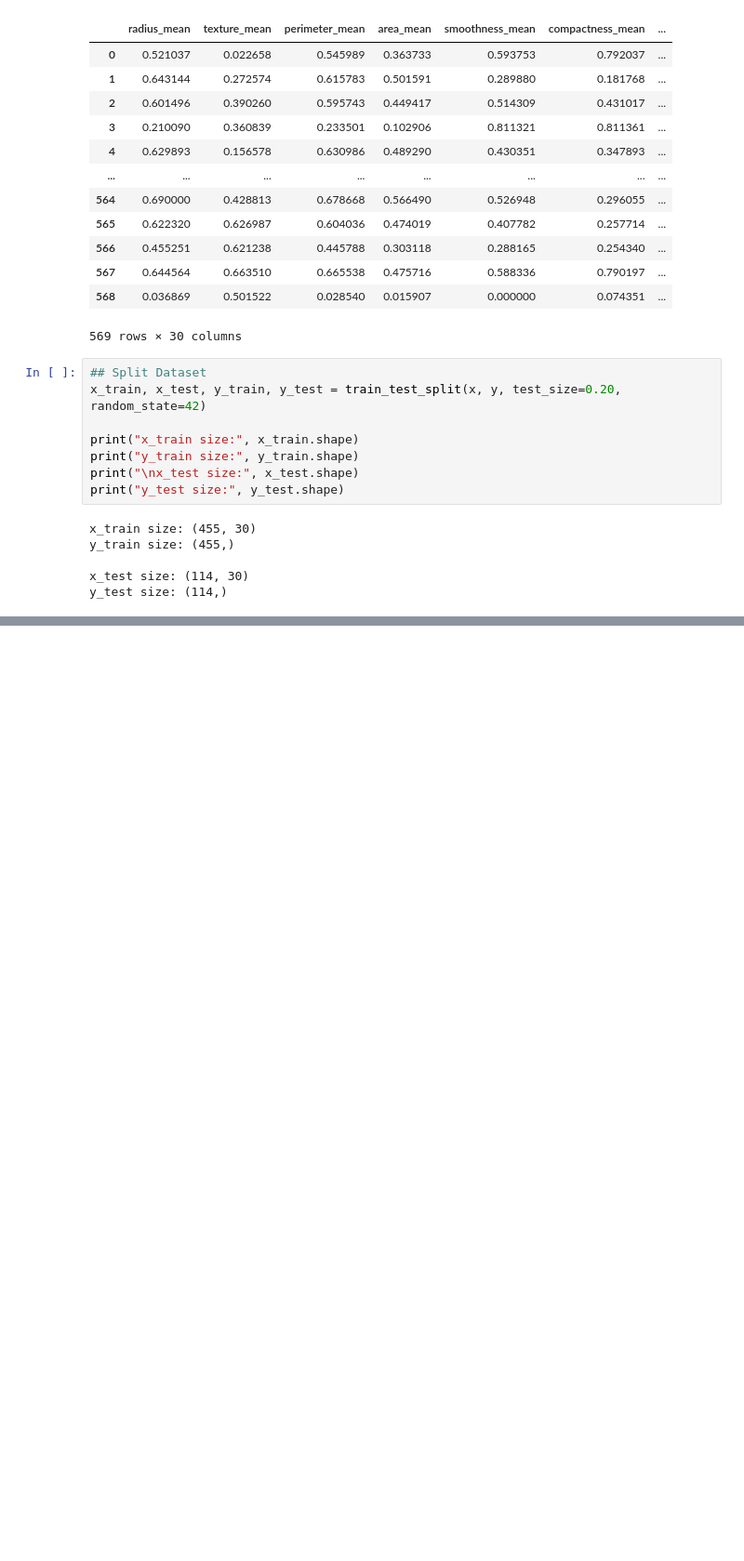
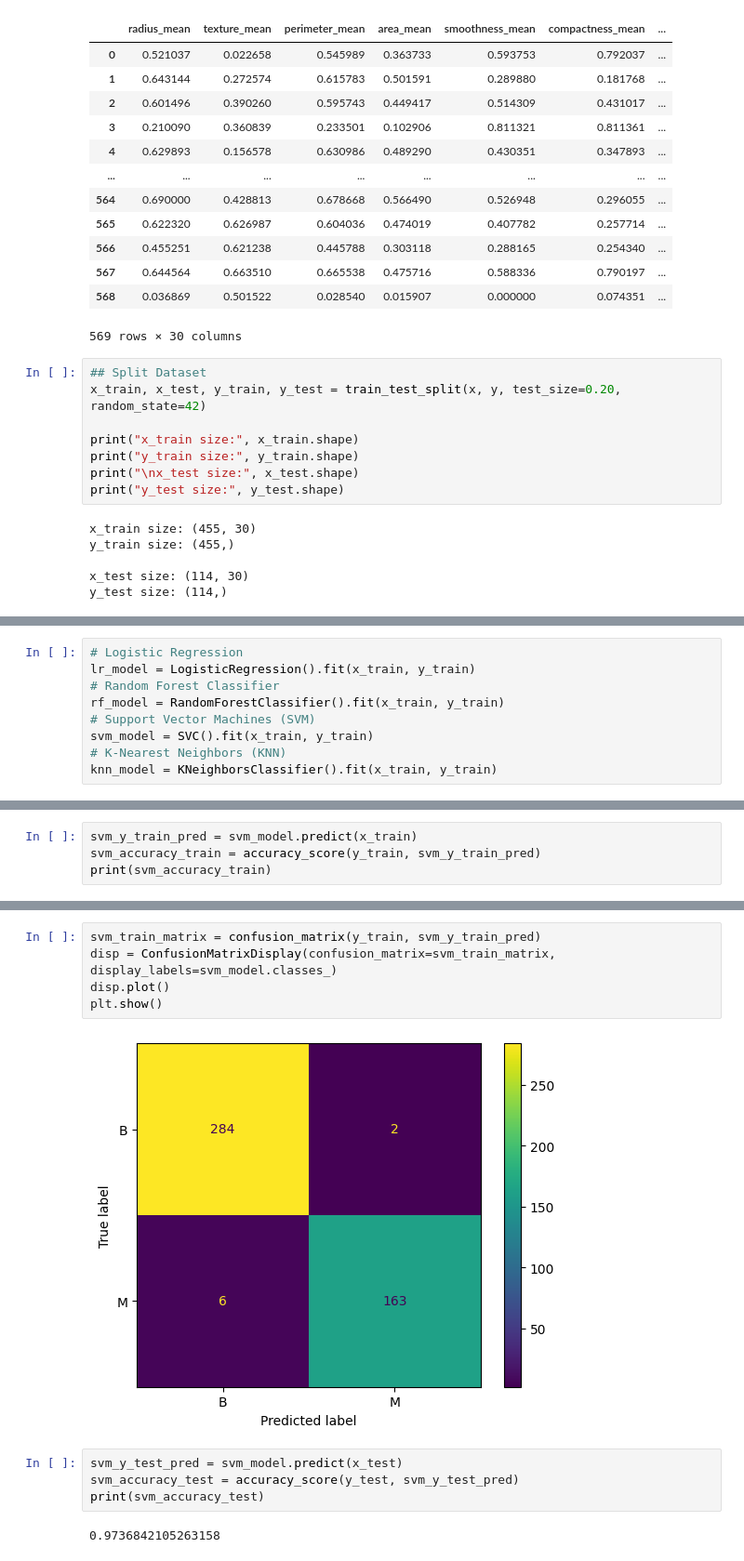
Before and after one commit to alyssuhlee/Most-Effective-Model-for-Accurate-Breast-Cancer-Prediction, a Jupyter notebook: Breast Cancer Prediction.ipynb, the cells around one changed output, grey strips where cells are left out. Shown at 93% size. Drawn from its saved outputs; the diff is of its cells as text; blank space fills up the shorter version.

```diff
--- a/Breast Cancer Prediction.ipynb
+++ b/Breast Cancer Prediction.ipynb
@@ -185,0 +91,9 @@ plt.show()
+# %%
+# Logistic Regression
+lr_model = LogisticRegression().fit(x_train, y_train)
+# Random Forest Classifier
+rf_model = RandomForestClassifier().fit(x_train, y_train)
+# Support Vector Machines (SVM)
+svm_model = SVC().fit(x_train, y_train)
+# K-Nearest Neighbors (KNN)
+knn_model = KNeighborsClassifier().fit(x_train, y_train)
@@ -185,0 +204,4 @@ plt.show()
+# %%
+svm_y_train_pred = svm_model.predict(x_train)
+svm_accuracy_train = accuracy_score(y_train, svm_y_train_pred)
+print(svm_accuracy_train)
@@ -185,0 +221,13 @@ plt.show()
+# %%
+svm_train_matrix = confusion_matrix(y_train, svm_y_train_pred)
+disp = ConfusionMatrixDisplay(confusion_matrix=svm_train_matrix, display_labels=svm_model.classes_)
+disp.plot()
+plt.show()
+# %% [output]
+[figure, added]
+# %%
+svm_y_test_pred = svm_model.predict(x_test)
+svm_accuracy_test = accuracy_score(y_test, svm_y_test_pred)
+print(svm_accuracy_test)
+# %% [output]
+0.9736842105263158
```
Also changed, not shown: parts of 52 cells of this notebook.
